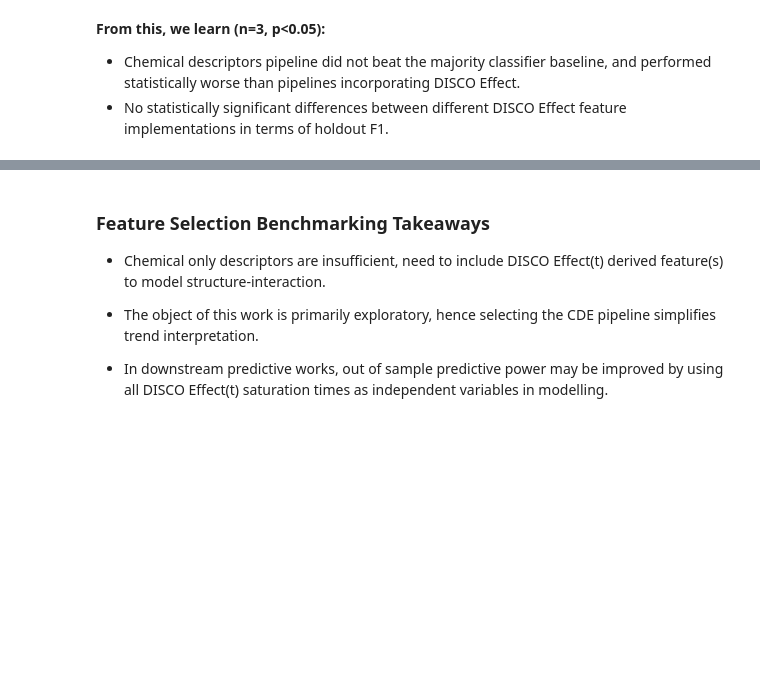
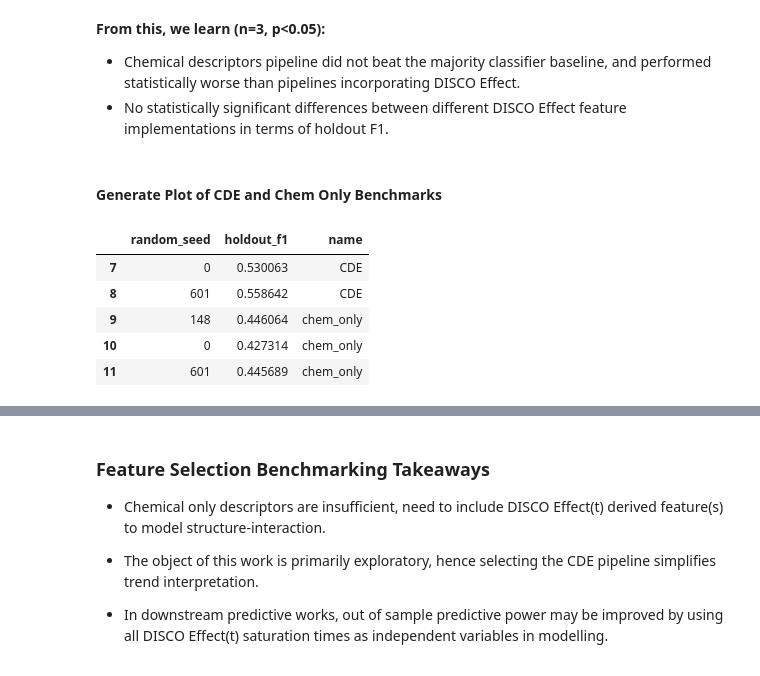
Before and after one commit to Frank-Gu-Lab/infrno, a Jupyter notebook: notebooks/benchmarking_analysis.ipynb, the cells around one changed output, grey strips where cells are left out. Saved outputs shown, nothing was run; the diff lists cells and outputs as text; code cells hidden in the pictures; blank space fills up the shorter version.

```diff
--- a/notebooks/benchmarking_analysis.ipynb
+++ b/notebooks/benchmarking_analysis.ipynb
@@ -174,3 +174,15 @@ print(sp.__version__)
 <b>From this, we learn (n=3, p<0.05):</b>
 * Chemical descriptors pipeline did not beat the majority classifier baseline, and performed statistically worse than pipelines incorporating DISCO Effect.
 * No statistically significant differences between different DISCO Effect feature implementations in terms of holdout F1.
+# %% [markdown]
+#### Generate Plot of CDE and Chem Only Benchmarks
+# %%
+anova_data_subset = anova_data.iloc[7:,:].copy()
+anova_data_subset
+# %% [output]
+|  | random_seed | holdout_f1 | name |
+| 7 | 0 | 0.530063 | CDE |
+| 8 | 601 | 0.558642 | CDE |
+| 9 | 148 | 0.446064 | chem_only |
+| 10 | 0 | 0.427314 | chem_only |
+| 11 | 601 | 0.445689 | chem_only |
```
Also changed, not shown: parts of 2 cells of this notebook, 2 other files.
